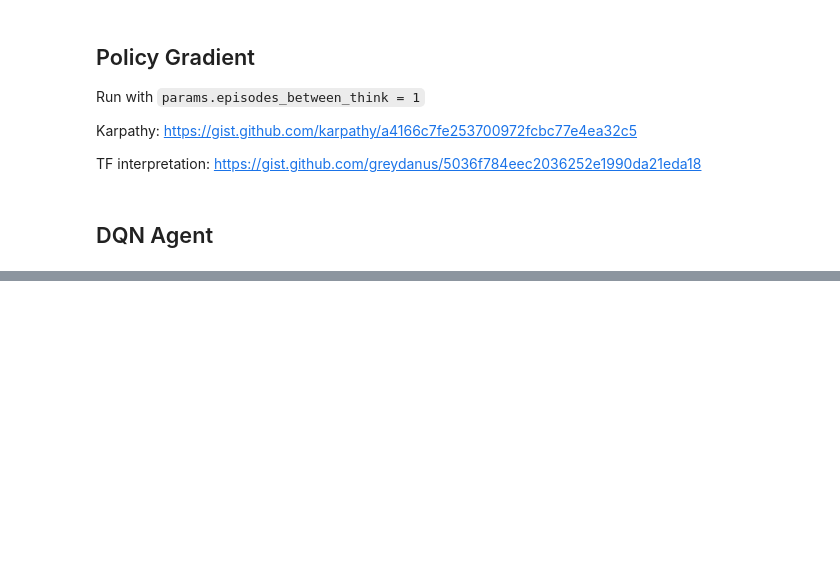
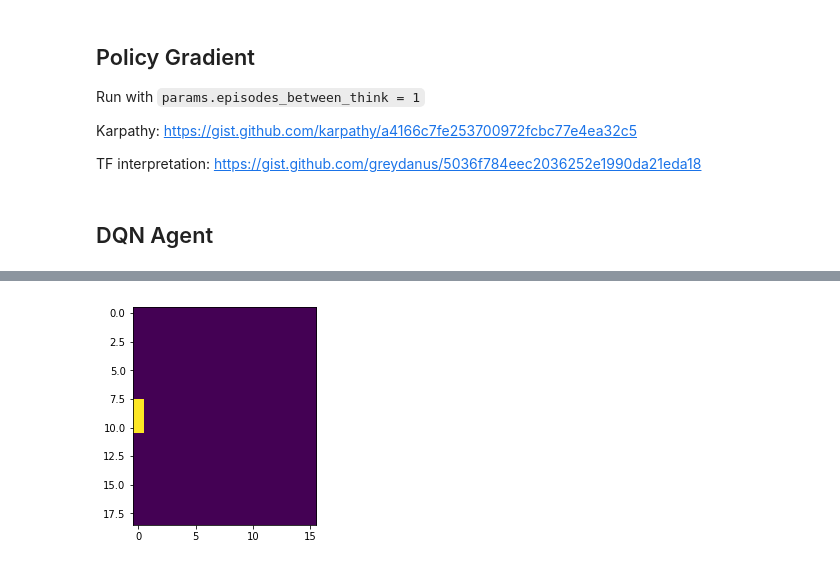
Before and after one commit to omikad/studying-ml, a Jupyter notebook: RL/gymbook.ipynb, the cells around one changed output, grey strips where cells are left out. Saved outputs shown, nothing was run; the diff lists cells and outputs as text; code cells hidden in the pictures; blank space fills up the shorter version.

```diff
--- a/RL/gymbook.ipynb
+++ b/RL/gymbook.ipynb
@@ -206,21 +224,17 @@ class DqnAgent:
             _ = session.run(self.train_op, {self.x: batch_x, self.y: batch_y})
 # %%
-# print(env.spec.max_episode_steps)
-
 env = gym.make('CartPole-v1')
-env.my_preprocess_input = lambda x: x
-
-# env = gym.make('MountainCar-v0')
-# env.my_preprocess_input = lambda x: x
-
-# env = gym.make('Breakout-v0')
-# env.my_preprocess_input = preprocess_input_breakout_v0
+env_state_observer = EnvStateObserver(lambda x: x, concat_states_count=3)
 
 # env = gym.make('Pong-v0')
-# env.my_preprocess_input = preprocess_input_pong_v0
+# env_state_observer = EnvStateObserver(preprocess_input_pong_v0, concat_states_count=4)
 
 # env.render(close=True)
 # plt.imshow(env.render('rgb_array'))
-print('Actions: {}, Observation space {}, {} parameters'.format(
-    env.action_space.n, env.observation_space.shape, np.prod(env.observation_space.shape)))
+sample_state = env_state_observer.env_reset(env)
+print('Actions: {}'.format(env.action_space.n))
+print('Raw observation space: {}'.format(env.observation_space.shape))
+print('Max episode steps: {}'.format(env.spec.max_episode_steps))
+print('Preprocessed observation space: {}'.format(sample_state.shape))
+print('Parameters: {}'.format(np.prod(sample_state.shape)))
 # %% [output]
@@ -309,5 +322,9 @@ Total reward: 9.0
 # %%
-show(env, agent, params, 500, width=19, height=16, greedy=True)
+with tf.Session(config=config) as session:
+    session.run(tf.global_variables_initializer())
+    show(session, env, agent, env_state_observer, params, 200, width=19, height=16, greedy=True)
+# %% [output]
+[figure, added]
 # %%
 # Save rewards/model
 pd.DataFrame(rewards).to_csv('models/rewards_40K_50K.csv', header=None)
```
Also changed, not shown: parts of 6 cells of this notebook, 1 other file.
